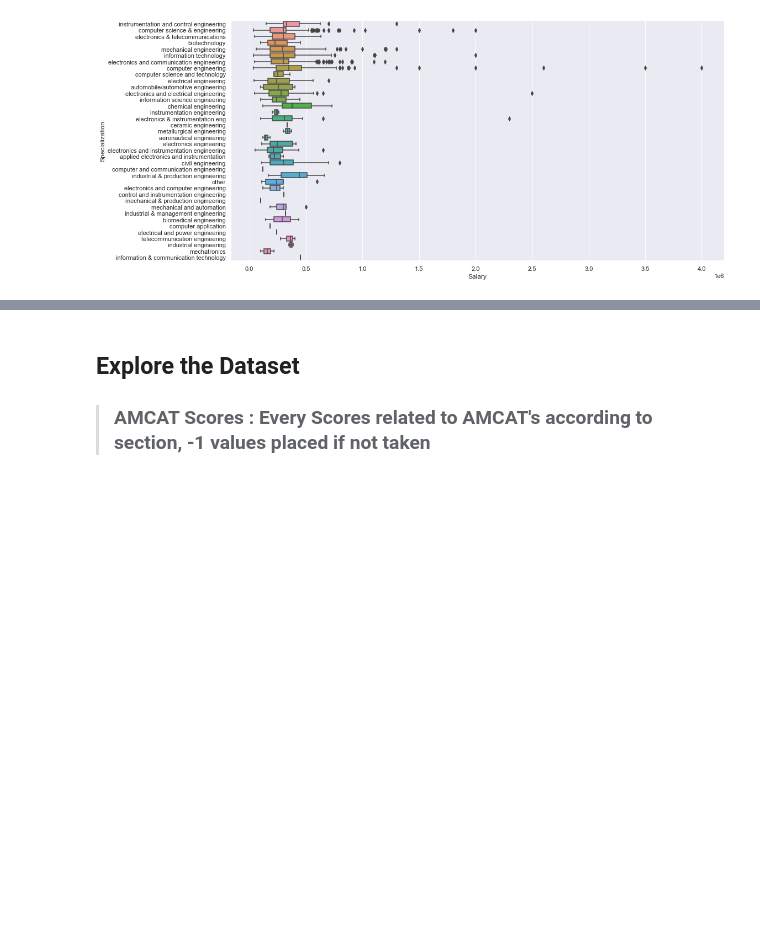
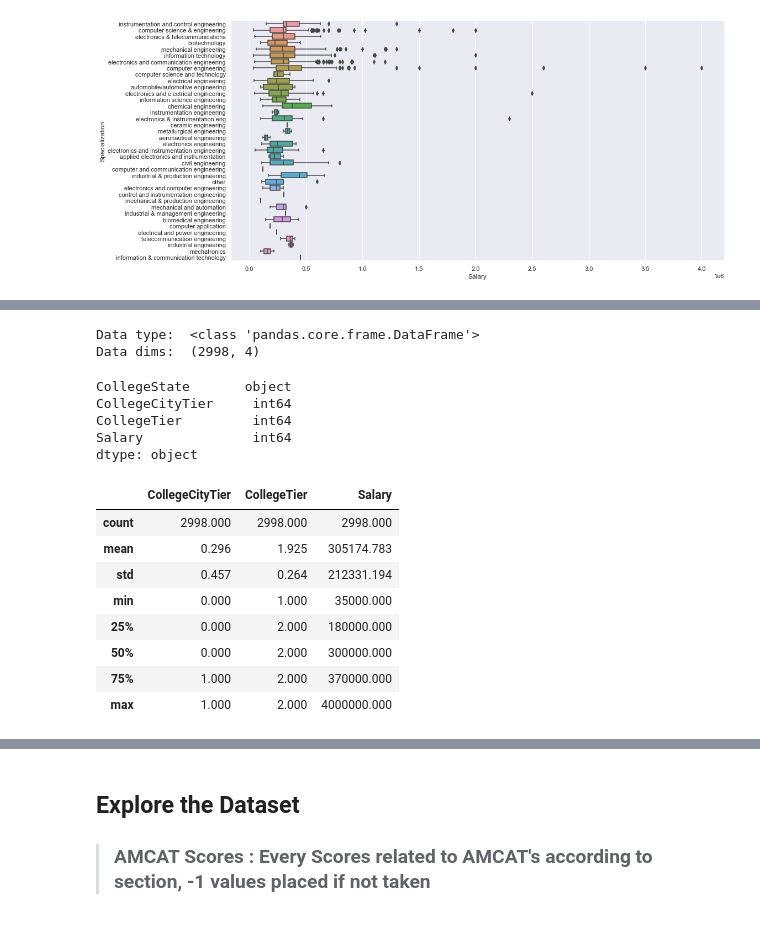
Before and after one commit to FaizRsl/Engineering-Graduate-Salary-Prediction, a Jupyter notebook: Project.ipynb, the cells around one changed output, grey strips where cells are left out. Cells and saved outputs as stored; diff of their text form; code cells hidden in the pictures; blank space fills up the shorter version.

```diff
--- a/Project.ipynb
+++ b/Project.ipynb
@@ -320,0 +330,26 @@ sb.boxplot(x = 'Salary', y = 'Specialization', data = degree)
+# %%
+print("Data type: ",type(college))
+print("Data dims: ", college.shape)
+# %% [output]
+Data type:  <class 'pandas.core.frame.DataFrame'>
+Data dims:  (2998, 4)
+# %%
+print(college.dtypes)
+# %% [output]
+CollegeState       object
+CollegeCityTier     int64
+CollegeTier         int64
+Salary              int64
+dtype: object
+# %%
+college.describe().round(3)
+# %% [output]
+|  | CollegeCityTier | CollegeTier | Salary |
+| count | 2998.000 | 2998.000 | 2998.000 |
+| mean | 0.296 | 1.925 | 305174.783 |
+| std | 0.457 | 0.264 | 212331.194 |
+| min | 0.000 | 1.000 | 35000.000 |
+| 25% | 0.000 | 2.000 | 180000.000 |
+| 50% | 0.000 | 2.000 | 300000.000 |
+| 75% | 1.000 | 2.000 | 370000.000 |
+| max | 1.000 | 2.000 | 4000000.000 |
```
Also changed, not shown: parts of 6 cells of this notebook.
